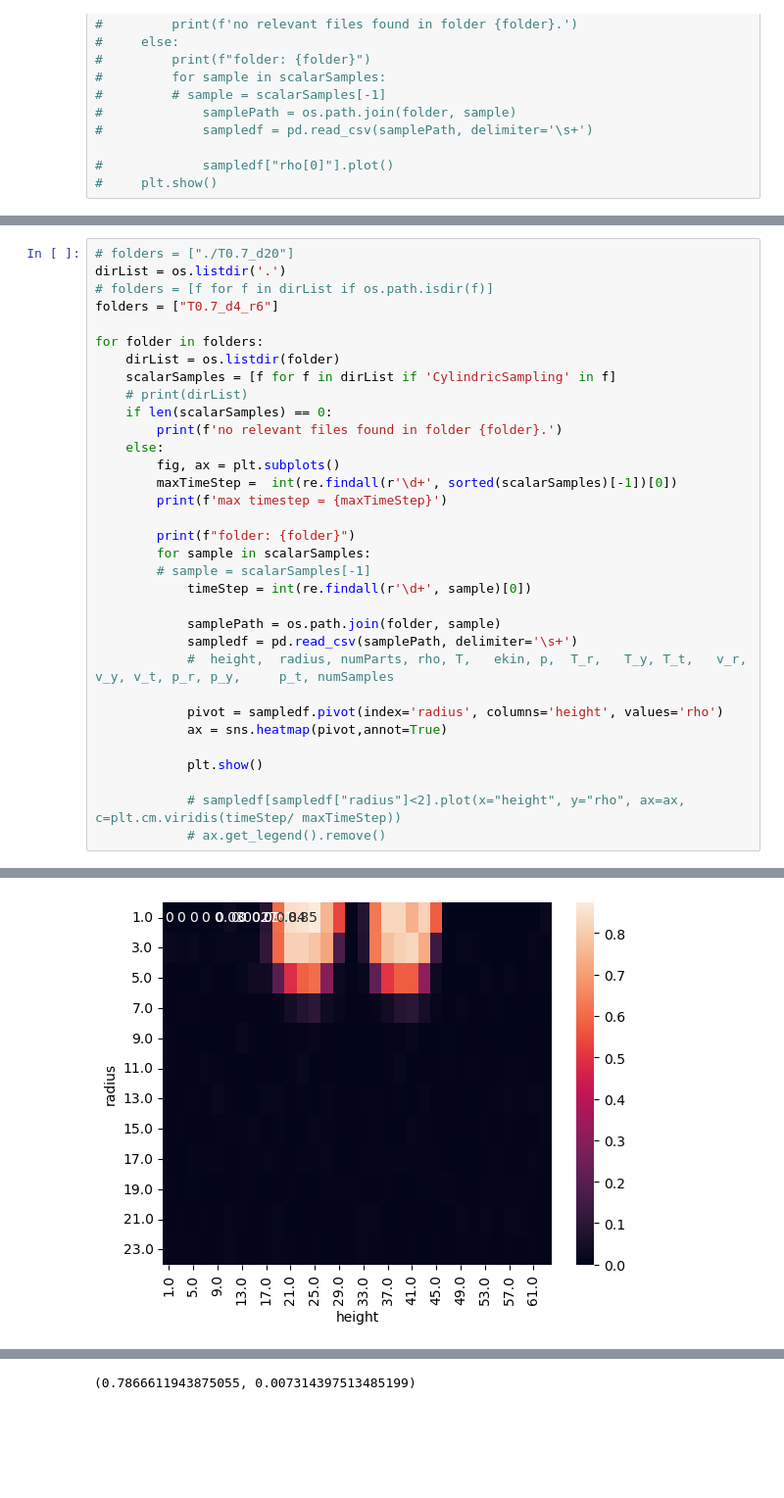
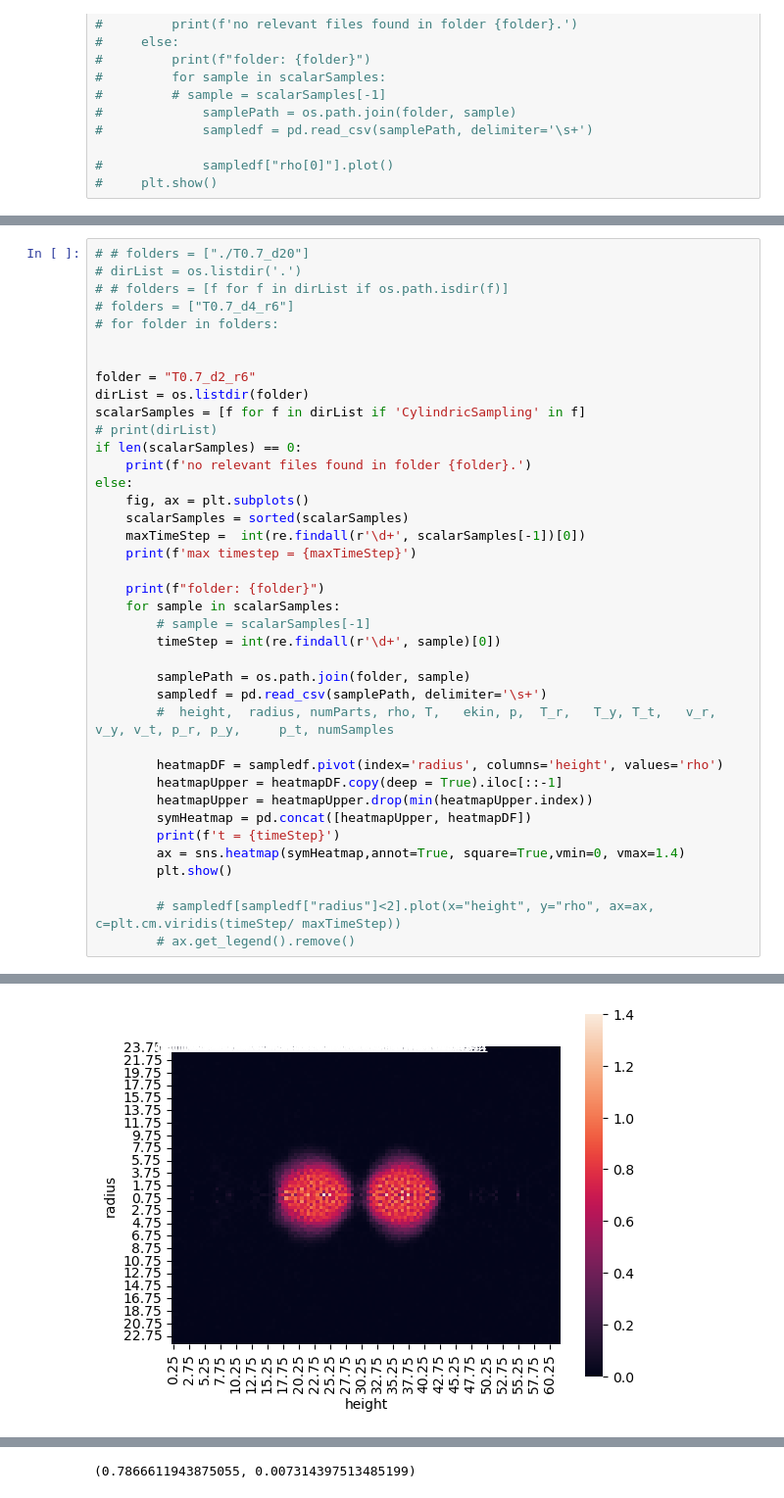
Before and after one commit to JakNiem/coalescence, a Jupyter notebook: postprocCoalescence.ipynb, the cells around one changed output, grey strips where cells are left out. Shown at 98% size. Cells and saved outputs as stored; diff of their text form; blank space fills up the shorter version.

```diff
--- a/postprocCoalescence.ipynb
+++ b/postprocCoalescence.ipynb
@@ -94,34 +87,40 @@ folder: T0.7_d4_r6
 # %%
-# folders = ["./T0.7_d20"]
-dirList = os.listdir('.')
-# folders = [f for f in dirList if os.path.isdir(f)]
-folders = ["T0.7_d4_r6"]
+# # folders = ["./T0.7_d20"]
+# dirList = os.listdir('.')
+# # folders = [f for f in dirList if os.path.isdir(f)]
+# folders = ["T0.7_d4_r6"]
+# for folder in folders:
 
-for folder in folders:
-    dirList = os.listdir(folder)
-    scalarSamples = [f for f in dirList if 'CylindricSampling' in f]
-    # print(dirList)
-    if len(scalarSamples) == 0:
-        print(f'no relevant files found in folder {folder}.')
-    else:
-        fig, ax = plt.subplots()
-        maxTimeStep =  int(re.findall(r'\d+', sorted(scalarSamples)[-1])[0])
-        print(f'max timestep = {maxTimeStep}')
 
-        print(f"folder: {folder}")
-        for sample in scalarSamples:
+folder = "T0.7_d2_r6"
+dirList = os.listdir(folder)
+scalarSamples = [f for f in dirList if 'CylindricSampling' in f]
+# print(dirList)
+if len(scalarSamples) == 0:
+    print(f'no relevant files found in folder {folder}.')
+else:
+    fig, ax = plt.subplots()
+    scalarSamples = sorted(scalarSamples)
+    maxTimeStep =  int(re.findall(r'\d+', scalarSamples[-1])[0])
+    print(f'max timestep = {maxTimeStep}')
+
+    print(f"folder: {folder}")
+    for sample in scalarSamples:
         # sample = scalarSamples[-1]
-            timeStep = int(re.findall(r'\d+', sample)[0])
+        timeStep = int(re.findall(r'\d+', sample)[0])
 
-            samplePath = os.path.join(folder, sample)
-            sampledf = pd.read_csv(samplePath, delimiter='\s+')
-            #  height,  radius, numParts, rho, T,   ekin, p,  T_r,   T_y, T_t,   v_r,   v_y, v_t, p_r, p_y,     p_t, numSamples
+        samplePath = os.path.join(folder, sample)
+        sampledf = pd.read_csv(samplePath, delimiter='\s+')
+        #  height,  radius, numParts, rho, T,   ekin, p,  T_r,   T_y, T_t,   v_r,   v_y, v_t, p_r, p_y,     p_t, numSamples
 
-            pivot = sampledf.pivot(index='radius', columns='height', values='rho')
-            ax = sns.heatmap(pivot,annot=True)
+        heatmapDF = sampledf.pivot(index='radius', columns='height', values='rho')
+        heatmapUpper = heatmapDF.copy(deep = True).iloc[::-1]
+        heatmapUpper = heatmapUpper.drop(min(heatmapUpper.index))
+        symHeatmap = pd.concat([heatmapUpper, heatmapDF])
+        print(f't = {timeStep}')
+        ax = sns.heatmap(symHeatmap,annot=True, square=True,vmin=0, vmax=1.4)
+        plt.show()
 
-            plt.show()
-
-            # sampledf[sampledf["radius"]<2].plot(x="height", y="rho", ax=ax, c=plt.cm.viridis(timeStep/ maxTimeStep))
-            # ax.get_legend().remove()
+        # sampledf[sampledf["radius"]<2].plot(x="height", y="rho", ax=ax, c=plt.cm.viridis(timeStep/ maxTimeStep))
+        # ax.get_legend().remove()
 # %% [output]
@@ -130 +130 @@ folder: T0.7_d4_r6
-[figure, old version]
+[figure, new version]
```
Also changed, not shown: parts of 2 cells of this notebook, 1 other file.
